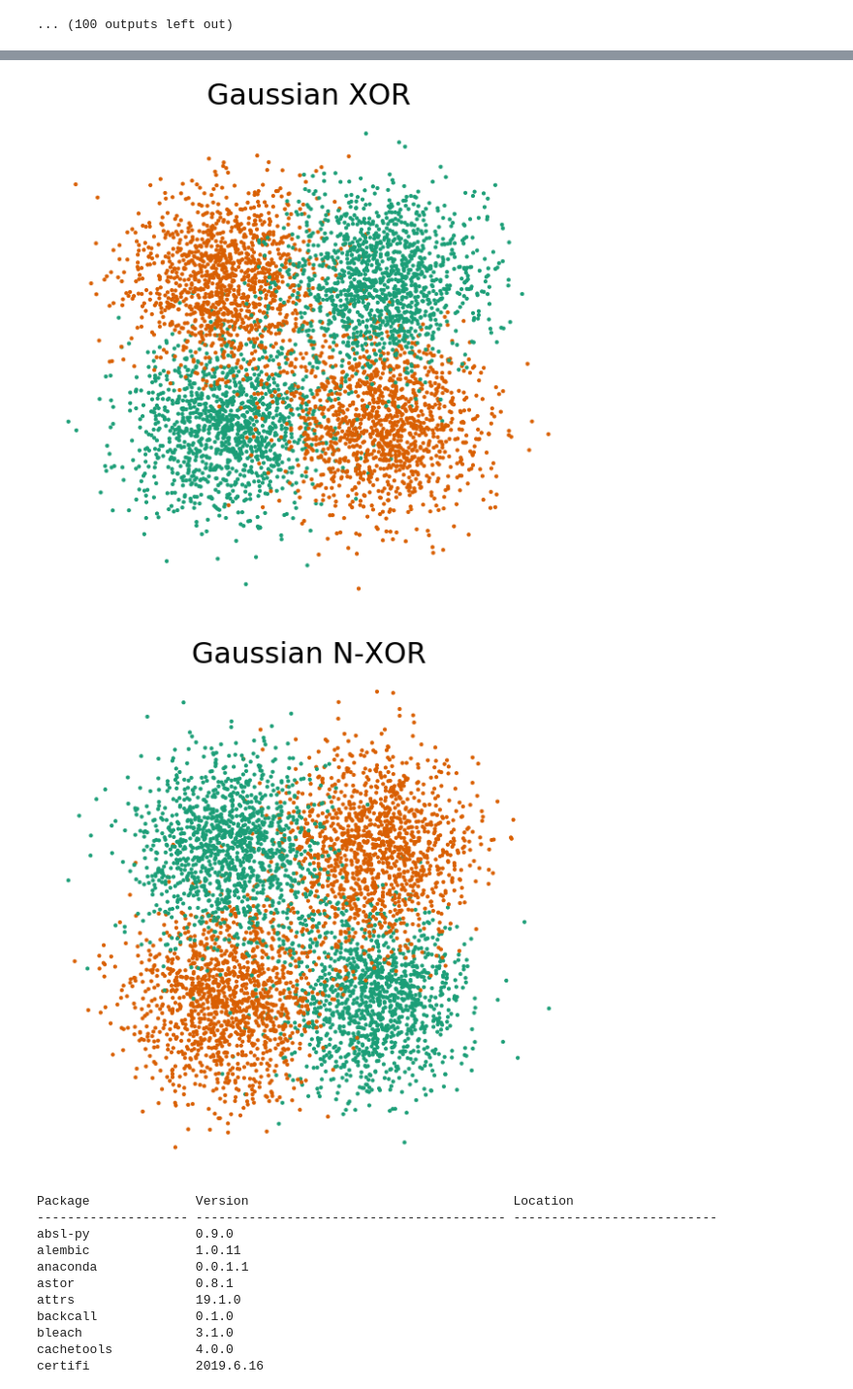
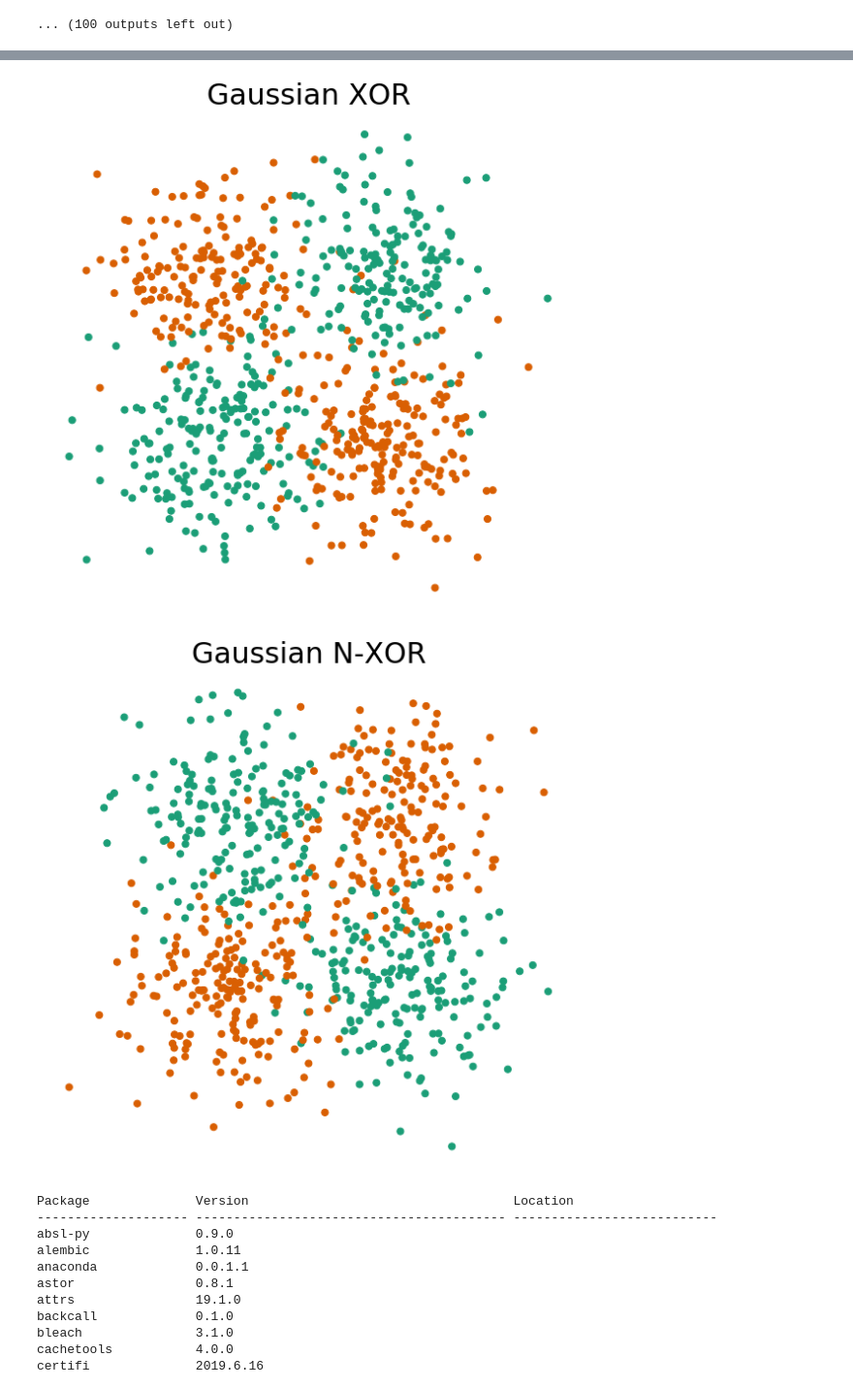
Before and after one commit to neurodata/lifelong_learner, a Jupyter notebook: lifelong_learner/notebooks/xor_nxor_exp.ipynb, the cells around one changed output, grey strips where cells are left out. Shown: that part at 97% size. Cells and saved outputs as stored; diff of their text form; code cells hidden in the pictures.

```diff
--- a/lifelong_learner/notebooks/xor_nxor_exp.ipynb
+++ b/lifelong_learner/notebooks/xor_nxor_exp.ipynb
@@ -734,11 +734,11 @@ plt.savefig('../result/fig2_3.png',dpi=500)
 # %%
 colors = sns.color_palette('Dark2', n_colors=2)
 
-X, Y = generate_gaussian_parity(5000, cov_scale=0.1, angle_params=0)
-Z, W = generate_gaussian_parity(5000, cov_scale=0.1, angle_params=np.pi/2)
+X, Y = generate_gaussian_parity(750, cov_scale=0.1, angle_params=0)
+Z, W = generate_gaussian_parity(750, cov_scale=0.1, angle_params=np.pi/2)
 
 fig, ax = plt.subplots(1,1, figsize=(8,8))
-ax.scatter(X[:, 0], X[:, 1], c=get_colors(colors, Y), s=10)
+ax.scatter(X[:, 0], X[:, 1], c=get_colors(colors, Y), s=50)
 
 ax.set_xticks([])
 ax.set_yticks([])
@@ -748,20 +748,20 @@ plt.tight_layout()
 ax.axis('off')
 plt.savefig('../result/gaussian-xor.pdf')
 # %% [output]
-[figure, old version]
+[figure, new version]
 # %%
 colors = sns.color_palette('Dark2', n_colors=2)
 fig, ax = plt.subplots(1,1, figsize=(8,8))
-ax.scatter(Z[:, 0], Z[:, 1], c=get_colors(colors, W), s=10)
+ax.scatter(Z[:, 0], Z[:, 1], c=get_colors(colors, W), s=50)
 
 ax.set_xticks([])
 ax.set_yticks([])
 ax.set_title('Gaussian N-XOR', fontsize=30)
 ax.axis('off')
 plt.tight_layout()
 plt.savefig('../result/gaussian-nxor.pdf')
 # %% [output]
-[figure, old version]
+[figure, new version]
 # %%
 !pip list
 # %% [output]
```
Also changed, not shown: parts of 3 cells of this notebook, 23 other files.
